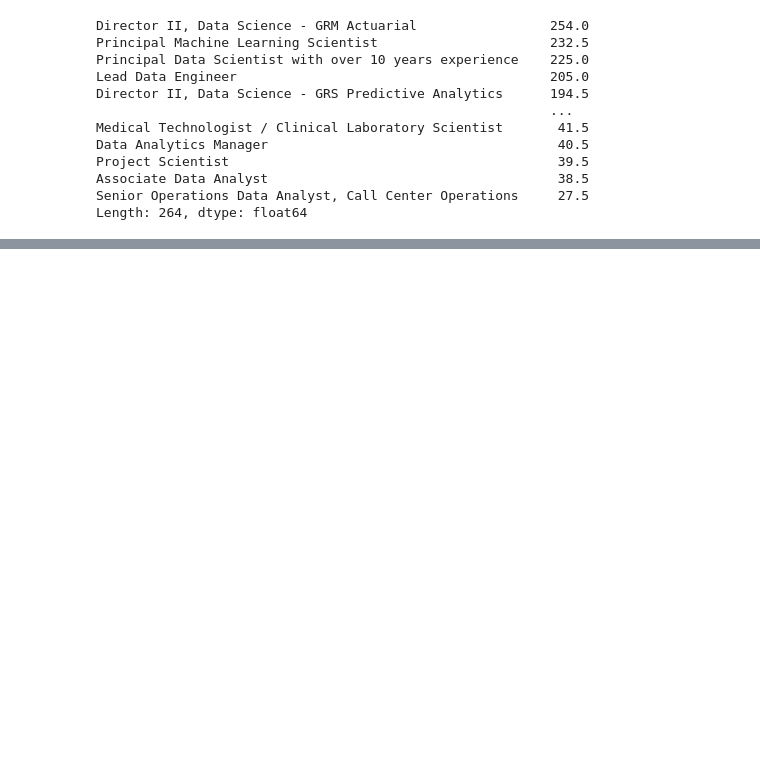
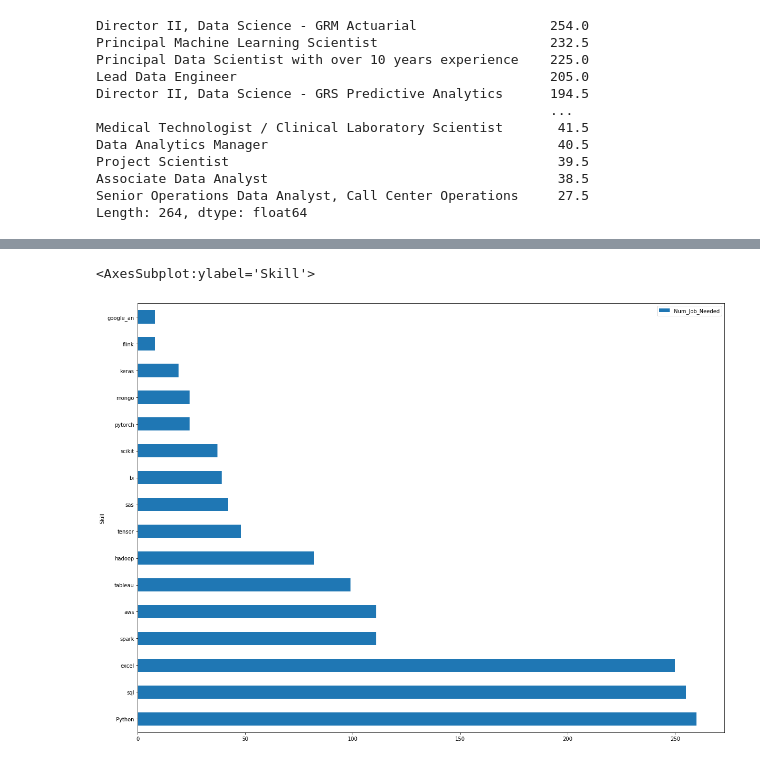
Before and after one commit to dolekhanhdang/-n-cu-i-k---LT-KHDL, a Jupyter notebook: Final Project.ipynb, the cells around one changed output, grey strips where cells are left out. Cells and saved outputs as stored; diff of their text form; code cells hidden in the pictures; blank space fills up the shorter version.

```diff
--- a/Final Project.ipynb
+++ b/Final Project.ipynb
@@ -428,0 +441,3 @@ Vậy những công việc có mức lương cao nhất là những công việc
+# %%
+skill_list=salary_df.columns[22:38].tolist()
+skill_list
@@ -428,0 +465,11 @@ Vậy những công việc có mức lương cao nhất là những công việc
+# %%
+def Calculate_Num_Needed_Skill(skill_list):
+    result_sr=pd.Series(index=skill_list,dtype='float64')
+    for skill in skill_list:
+        num_yes=salary_df[skill].value_counts()[1]
+        result_sr[skill]=num_yes
+    return result_sr
+# %%
+result_skill=Calculate_Num_Needed_Skill(skill_list)
+result_skill=result_skill.sort_values(ascending=False)
+result_skill
@@ -428,0 +500,7 @@ Vậy những công việc có mức lương cao nhất là những công việc
+# %%
+result_skill_df=result_skill.to_frame()
+result_skill_df.columns=['Num_Job_Needed']
+result_skill_df.plot.barh(ylabel='Skill',figsize=(20,15))
+# %% [output]
+<AxesSubplot:ylabel='Skill'>
+[figure, added]
```
Also changed, not shown: parts of 46 cells of this notebook.
